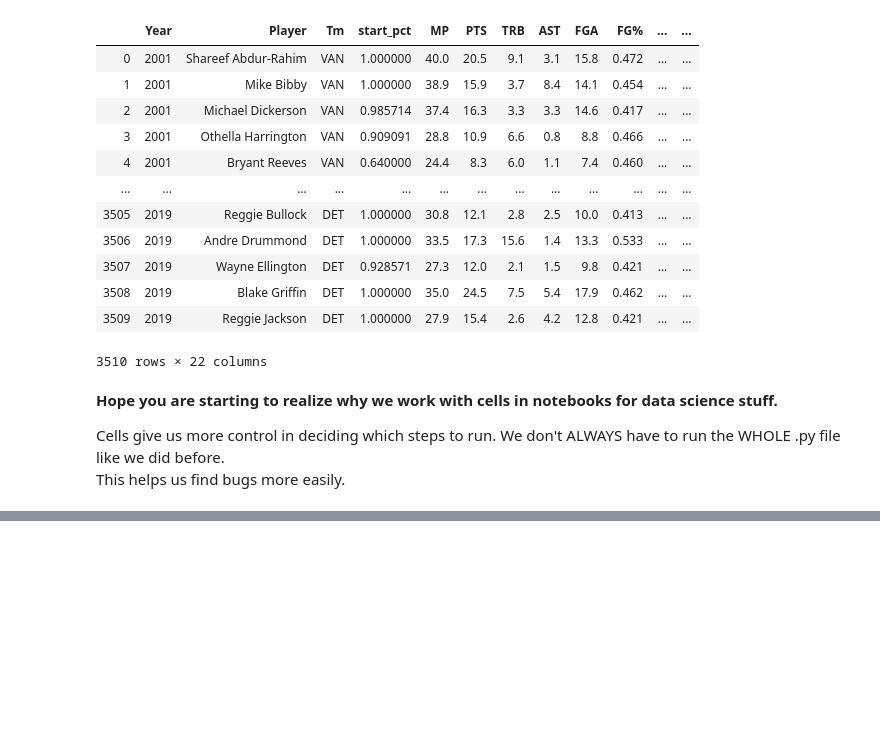
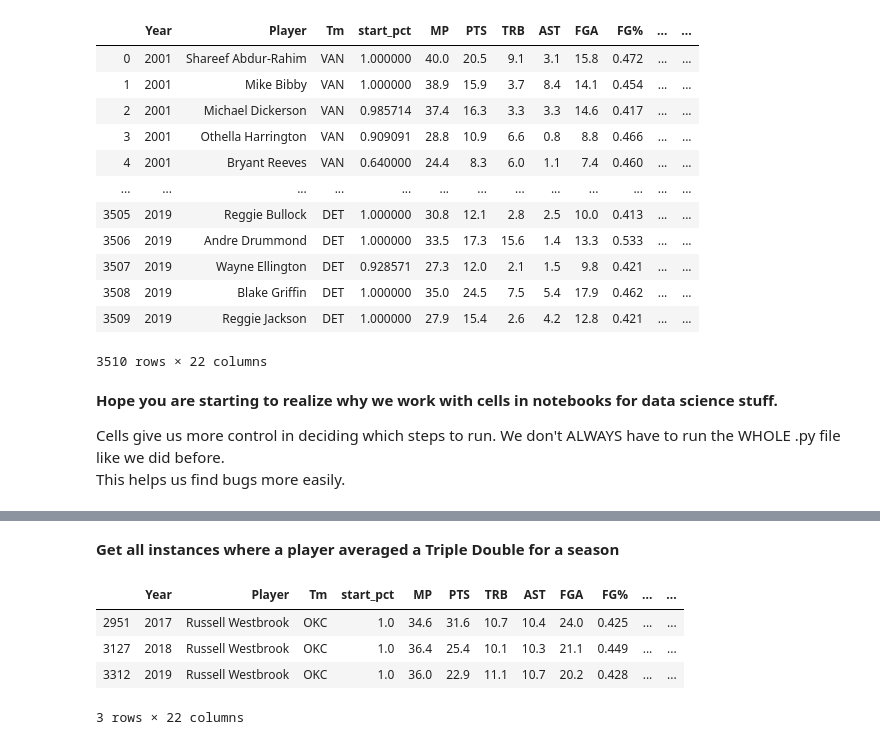
Before and after one commit to adithyasolai/python-tutoring, a Jupyter notebook: lesson5.ipynb, the cells around one changed output, grey strips where cells are left out. Cells and saved outputs as stored; diff of their text form; code cells hidden in the pictures; blank space fills up the shorter version.

```diff
--- a/lesson5.ipynb
+++ b/lesson5.ipynb
@@ -273,0 +359,10 @@ This helps us find bugs more easily.
+# %% [markdown]
+**Get all instances where a player averaged a Triple Double for a season**
+# %%
+nba[np.logical_and(nba['AST'] >= 10, (np.logical_and(nba['PTS'] >= 10, nba['TRB'] >= 10)))]
+# %% [output]
+|  | Year | Player | Tm | start_pct | MP | PTS | TRB | AST | FGA | FG% | ... | ... |
+| 2951 | 2017 | Russell Westbrook | OKC | 1.0 | 34.6 | 31.6 | 10.7 | 10.4 | 24.0 | 0.425 | ... | ... |
+| 3127 | 2018 | Russell Westbrook | OKC | 1.0 | 36.4 | 25.4 | 10.1 | 10.3 | 21.1 | 0.449 | ... | ... |
+| 3312 | 2019 | Russell Westbrook | OKC | 1.0 | 36.0 | 22.9 | 11.1 | 10.7 | 20.2 | 0.428 | ... | ... |
+3 rows × 22 columns
```
Also changed, not shown: parts of 27 cells of this notebook, 2 other files.
